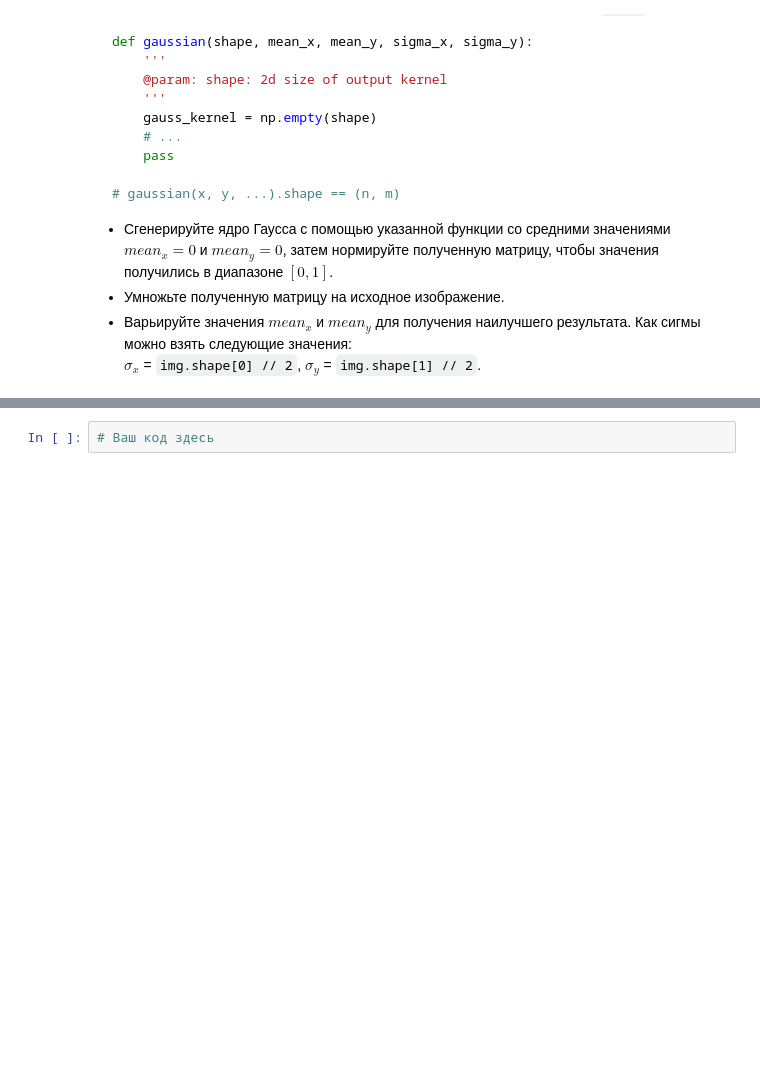
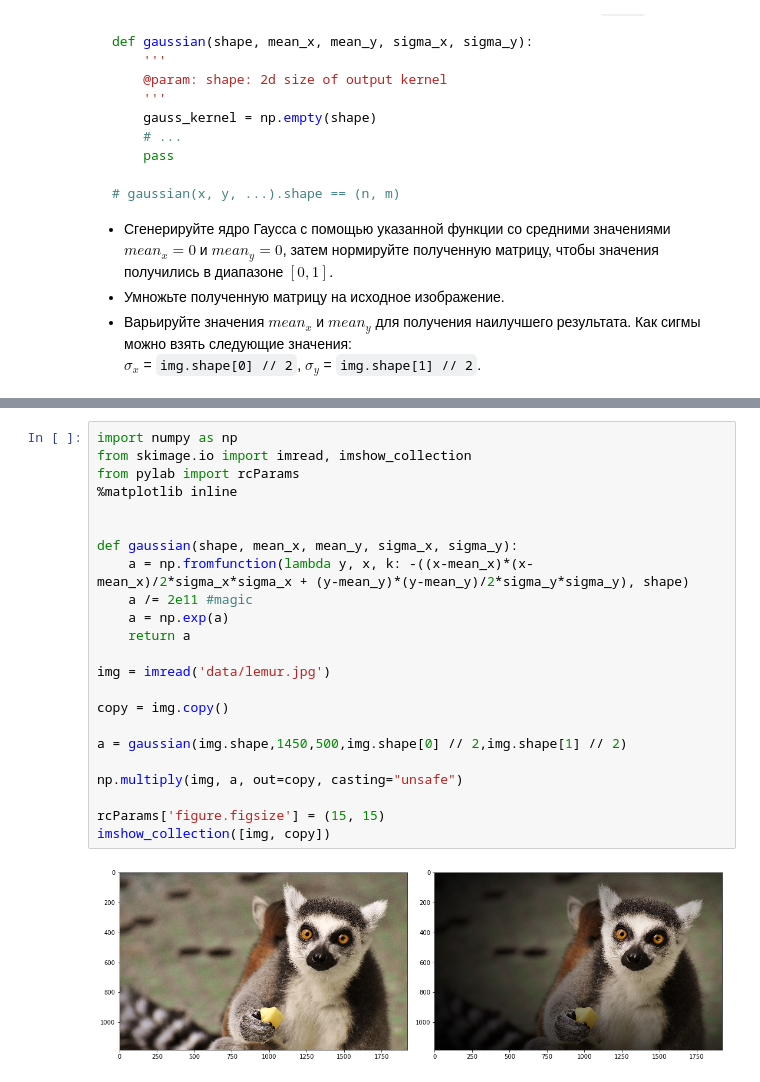
Before and after one commit to oninbo/Seminars, a Jupyter notebook: Seminar 2 Homework.ipynb, the cells around one changed output, grey strips where cells are left out. Saved outputs shown, nothing was run; the diff lists cells and outputs as text; blank space fills up the shorter version.

```diff
--- a/Seminar 2 Homework.ipynb
+++ b/Seminar 2 Homework.ipynb
@@ -188,5 +188,28 @@ $\sigma_x$ = `img.shape[0] // 2`, $\sigma_y$ = `img.shape[1] // 2`.
 Ожидаемый результат должен выглядеть следующим образом:
 
 ![Лемур виньетка](data/lemur_vignette.png)
-# %%
-# Ваш код здесь
+# %%
+import numpy as np
+from skimage.io import imread, imshow_collection
+from pylab import rcParams
+%matplotlib inline
+
+
+def gaussian(shape, mean_x, mean_y, sigma_x, sigma_y):
+    a = np.fromfunction(lambda y, x, k: -((x-mean_x)*(x-mean_x)/2*sigma_x*sigma_x + (y-mean_y)*(y-mean_y)/2*sigma_y*sigma_y), shape)
+    a /= 2e11 #magic
+    a = np.exp(a)
+    return a
+
+img = imread('data/lemur.jpg')
+
+copy = img.copy()
+
+a = gaussian(img.shape,1450,500,img.shape[0] // 2,img.shape[1] // 2)
+
+np.multiply(img, a, out=copy, casting="unsafe")
+
+rcParams['figure.figsize'] = (15, 15)
+imshow_collection([img, copy])
+# %% [output]
+[figure, added]
```
